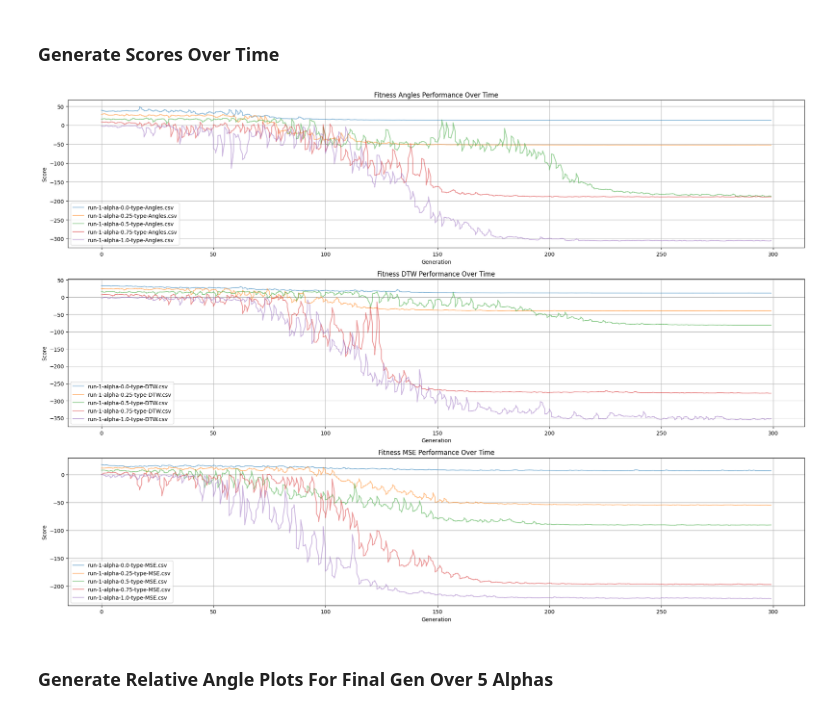
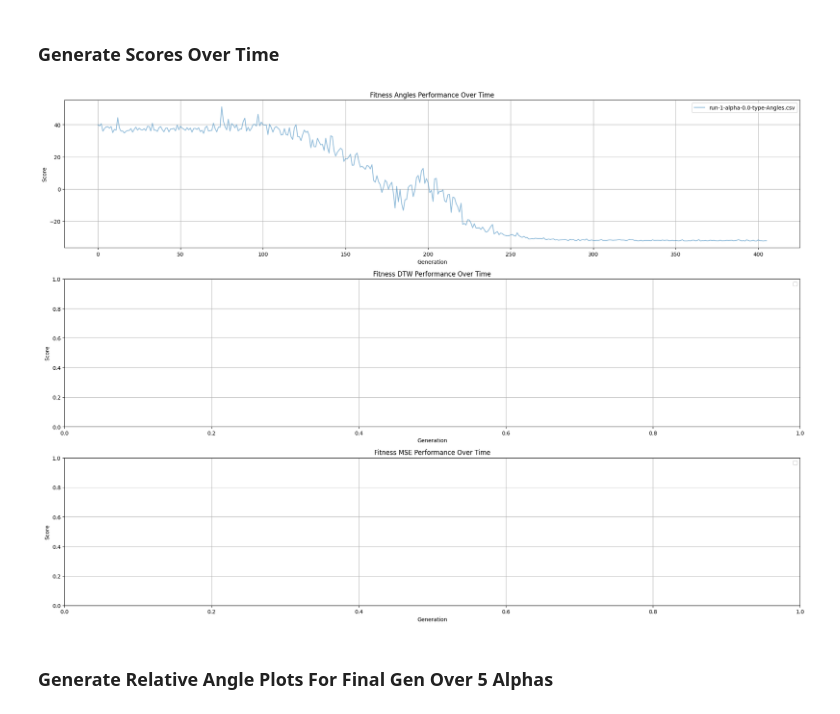
Before and after one commit to EmilChoparinov/EVOC-Research, a Jupyter notebook: notebooks/graphics.ipynb, the cells around one changed output. Drawn from its saved outputs; the diff is of its cells as text; code cells hidden in the pictures.

```diff
--- a/notebooks/graphics.ipynb
+++ b/notebooks/graphics.ipynb
@@ -54,7 +54,7 @@ def divide_closely_square(n):
 
 def on_update(a: callable): pass
 # %%
-source_folder = "../dataset"
+source_folder = ".."
 
 for_angles = 0
 for_dtw = 1
@@ -117,26 +117,26 @@ def on_update(a: callable):
 # %%
 
 fig, ax = plt.subplots(len(plots),1,figsize=(20,14))
 
 for i, plot in enumerate(plots):
     plot_name = plot[0]
     legend = []
     for meta, df in plot[1]:
         line, = ax[i].plot(
             df["generation"],
-            df["score"].ewm(alpha=0.5).mean().values,
+            df["score"].ewm(alpha=1).mean().values,
             label=meta.alpha_name, alpha=0.5)
     ax[i].set_xlabel("Generation")
     ax[i].set_ylabel("Score")
     ax[i].set_title(f"Fitness {plot_name} Performance Over Time")
 
     ax[i].grid(visible=True, which="major")
 
     ax[i].legend()
 
 fig.tight_layout()
 # %% [output]
-[figure, old version]
+[figure, new version]
 # %% [markdown]
 ### Generate Relative Angle Plots For Final Gen Over 5 Alphas
 # %%
```
Also changed, not shown: parts of 2 cells of this notebook, 4 other files.
